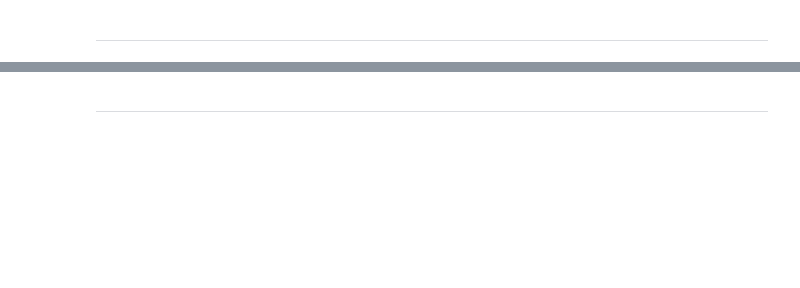
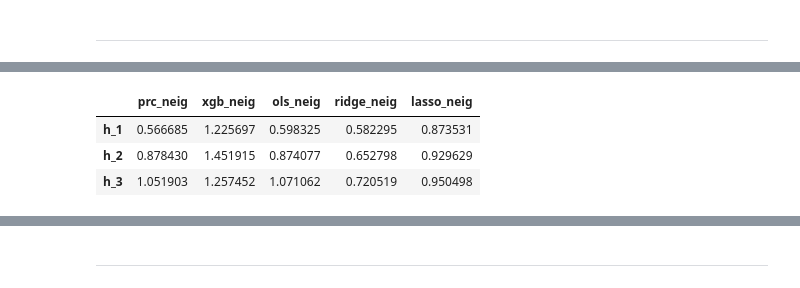
Before and after one commit to lamlam98765/thesis_code, a Jupyter notebook: main/compare_models.ipynb, the cells around one changed output, grey strips where cells are left out. Saved outputs shown, nothing was run; the diff lists cells and outputs as text; code cells hidden in the pictures; blank space fills up the shorter version.

```diff
--- a/main/compare_models.ipynb
+++ b/main/compare_models.ipynb
@@ -119,6 +239,11 @@ for h in [1, 2, 3]:
             h_cols.append(col)
     forecast_df_h = forecast_df_cat[h_cols]
 
+    for col in [ col for col in forecast_df_h.columns if "ols" not in col]:
+        print(col)
+        print(dm_test(yoy_real_test.iloc[:, 0], forecast_df_h[col], forecast_df_h.loc[:, f'ols_{cat_short}_h_{h}'], h = h, harvey_correction=True))
+
+
     for col in forecast_df_h.columns:
         rmse_here = np.sqrt(mean_squared_error(forecast_df_h[col], yoy_real_test))
         rmse.append(rmse_here)
@@ -130,5 +255,3 @@ def get_first_part(col_name, separator='_h'):
 new_col_names = [get_first_part(col) for col in forecast_df_h.columns]
 rmse = pd.DataFrame(rmse)
 rmse = pd.DataFrame(rmse.values.reshape(3, 5), columns=new_col_names, index=[f'h_{h}' for h in [1, 2, 3]])
-
-rmse.to_csv(f"data/report_rmse/{cat_short}.csv")
@@ -134,0 +276,7 @@ rmse.to_csv(f"data/report_rmse/{cat_short}.csv")
+# %%
+rmse
+# %% [output]
+|  | prc_neig | xgb_neig | ols_neig | ridge_neig | lasso_neig |
+| h_1 | 0.566685 | 1.225697 | 0.598325 | 0.582295 | 0.873531 |
+| h_2 | 0.878430 | 1.451915 | 0.874077 | 0.652798 | 0.929629 |
+| h_3 | 1.051903 | 1.257452 | 1.071062 | 0.720519 | 0.950498 |
```
Also changed, not shown: parts of 21 cells of this notebook, 1 other file.
